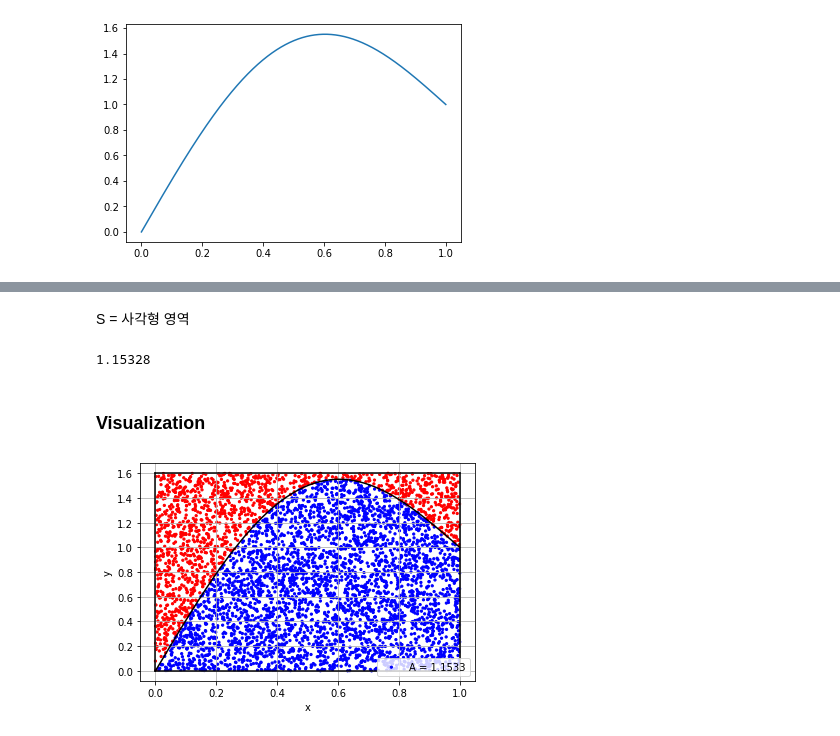
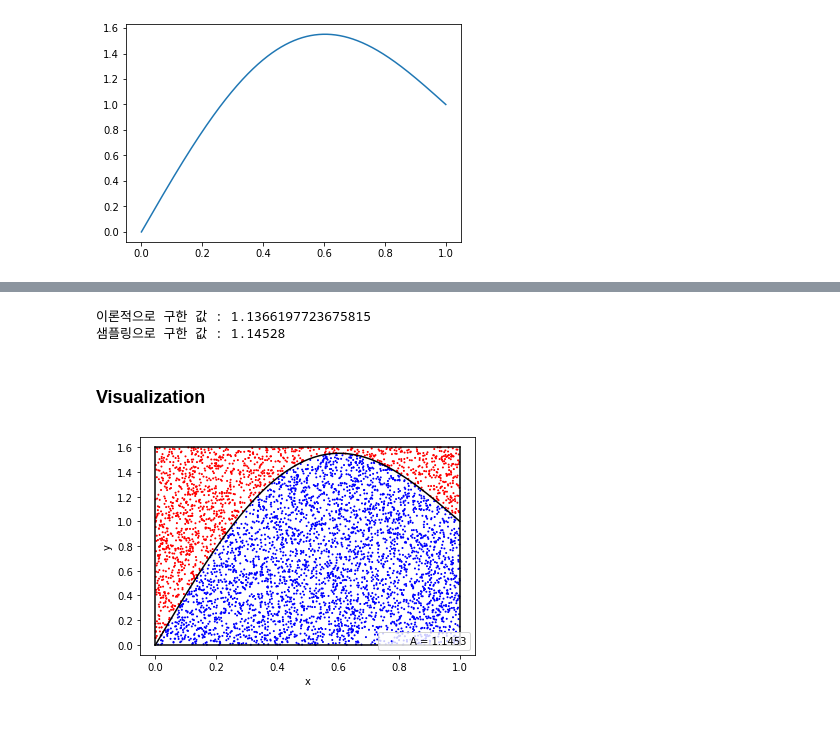
Before and after one commit to stahangryum/Woo, a Jupyter notebook: _notebooks/2021-10-03-몬테 카를로.ipynb, the cells around one changed output, grey strips where cells are left out. Saved outputs shown, nothing was run; the diff lists cells and outputs as text; code cells hidden in the pictures.

```diff
--- a/_notebooks/2021-10-03-몬테 카를로.ipynb
+++ b/_notebooks/2021-10-03-몬테 카를로.ipynb
@@ -41,23 +38,22 @@ plt.show()
-# %% [markdown]
-S = 사각형 영역
 # %%
 def function(x): #함수 정의
     return x + np.sin(np.pi*x)
 
 N = 5000  # Random Sampling 시행 횟수
 
-W = 1  # 사각형의 가로 길이
-H = 1.6  #사각형의 세로 길이
+width = 1  # 사각형의 가로 길이
+height = 1.6  #사각형의 세로 길이
 
 X = np.random.random(N)   # 0~1까지의 x 좌표 Random Sampling을 N번 시행
-Y = H * np.random.random(N) # 그래프상 최솟값 ~ 최댓값까지의 y 좌표 Randon Sampling을 N번 시행
-F = function(X) # Random Sampling으로 구한 X값에 따른 함숫값
+rand_Y = height * np.random.random(N) # 그래프상 최솟값 ~ 최댓값까지의 y 좌표 Randon Sampling을 N번 시행
 
-in_or_out = Y < F  # Y < F (IN)이면 True, Y > F (OUT)이면 False
-A = H * W * np.sum(in_or_out) / N # 영역 S의 넓이
+in_or_out = rand_Y < function(X)  # rand_Y < FX (IN)이면 True, Y > F (OUT)이면 False
+A = height * width * np.sum(in_or_out) / N # 영역 S의 넓이
 
-print(A)
+print('이론적으로 구한 값 : {0} \
+      \n샘플링으로 구한 값 : {1}'.format(1/2 + 2/np.pi, A))
 # %% [output]
-1.15328
+이론적으로 구한 값 : 1.1366197723675815
+샘플링으로 구한 값 : 1.14528
 # %% [markdown]
 ### Visualization
@@ -64,21 +62,22 @@ print(A)
 # %%
 color = list(map(lambda x: 'blue' if x == True else 'red', in_or_out)) #색 정하기
 
 x = np.linspace(0, 1, 10000) #함수 그리기
 y = [function(x) for x in x]
 plt.plot(x, y, color = 'black')
 
-plt.scatter(X, Y, color = color, s=5, label='A = {}'.format(np.round(A, 4)))
+
+plt.scatter(X, rand_Y, color = color, s=1, label='A = {0}'.format(np.round(A, 4)))
 plt.legend(loc = 'lower right') #범례(legend) 위치
 
-plt.plot([0, W], [0, 0], color='black') # 사각형 영역
-plt.plot([W, W], [0, H], color='black')
-plt.plot([0, W], [H, H], color='black')
-plt.plot([0, 0], [0, H], color='black')
+plt.plot([0, width], [0, 0], color='black') # 사각형 영역
+plt.plot([width, width], [0, height], color='black')
+plt.plot([0, width], [height, height], color='black')
+plt.plot([0, 0], [0, height], color='black')
 
 plt.xlabel('x')
 plt.ylabel('y')
-plt.grid()
+
 plt.show()
 # %% [output]
-[figure, old version]
+[figure, new version]
```
Also changed, not shown: parts of 4 cells of this notebook.
